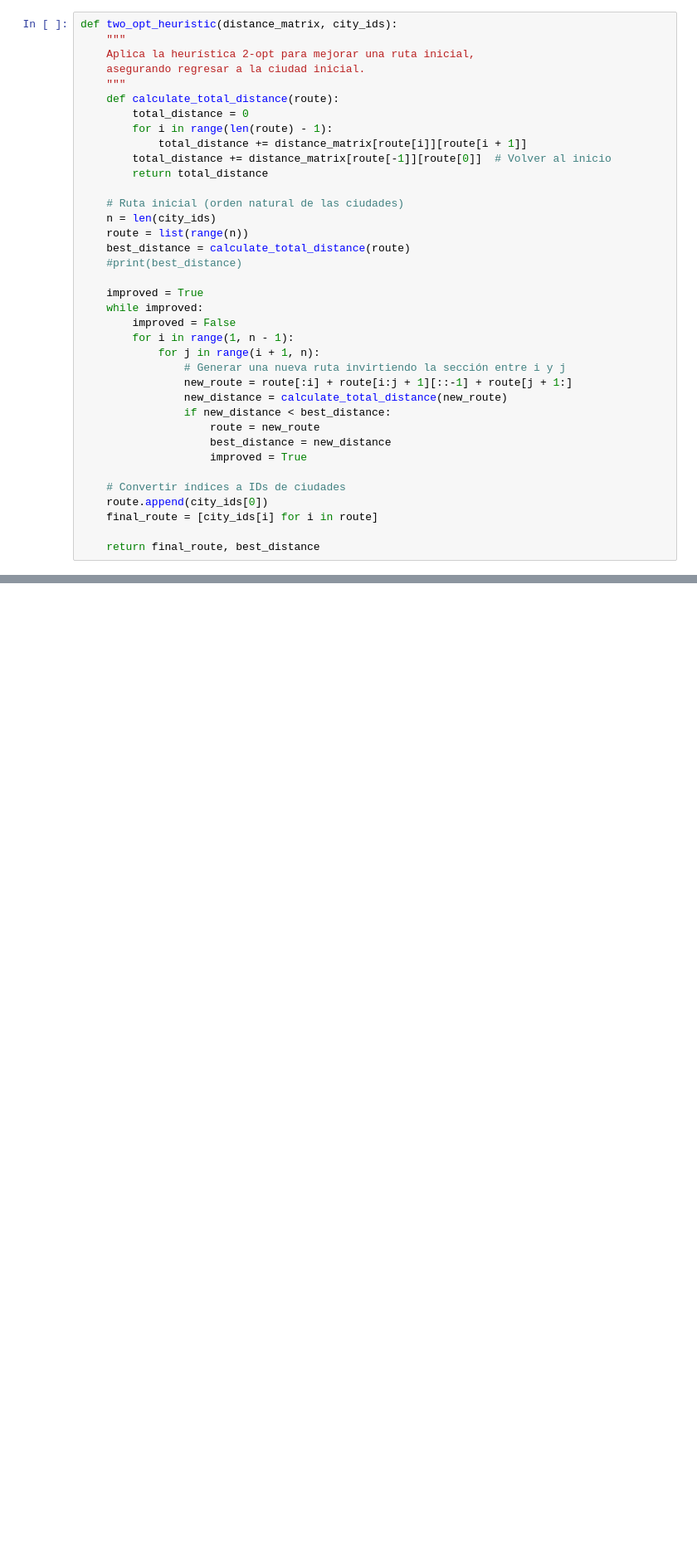
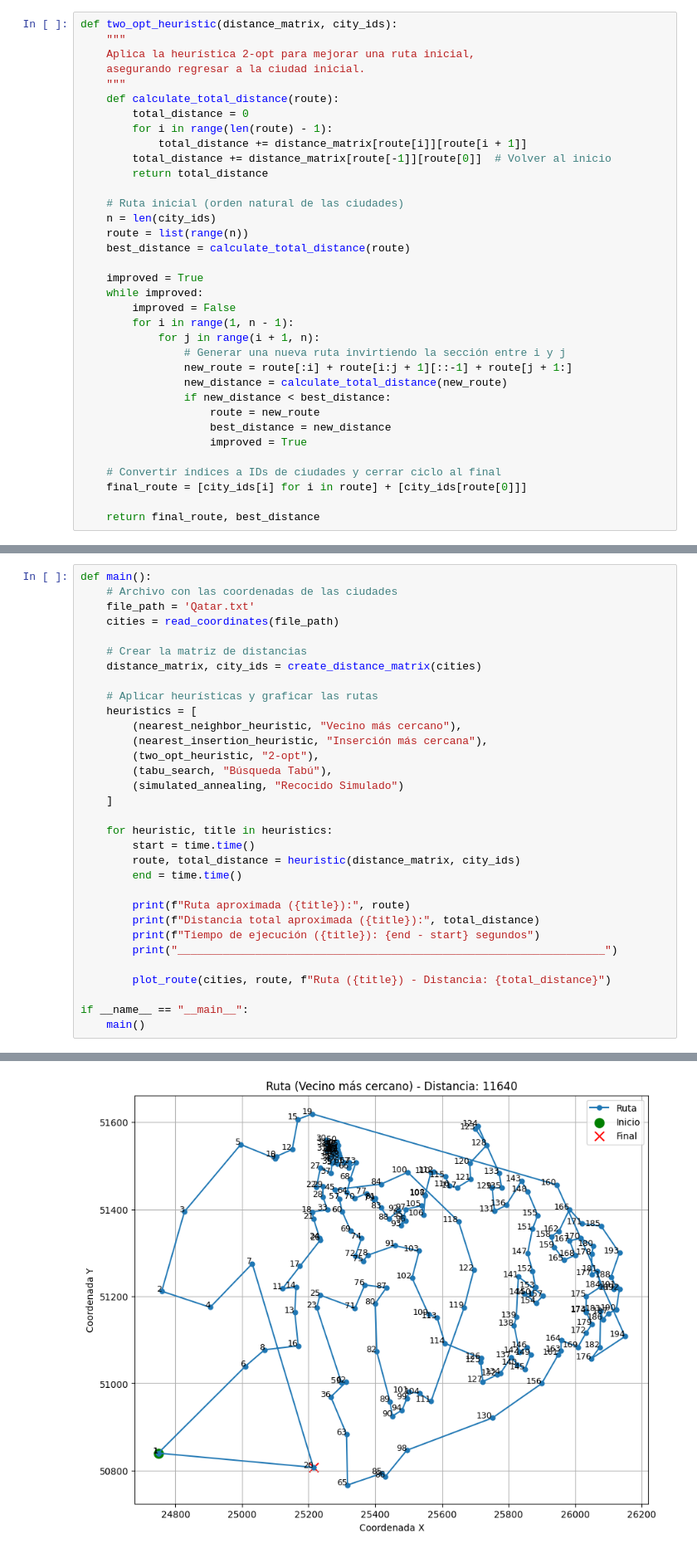
Before and after one commit to JuanPabloWakkaWatson/Proyecto_Final_IdO, a Jupyter notebook: MaciasMartinez-ProyectoFinal.ipynb, the cells around one changed output, grey strips where cells are left out. Shown at 83% size. Cells and saved outputs as stored; diff of their text form; blank space fills up the shorter version.

Commit message:
Graficas y Reporte

```diff
--- a/MaciasMartinez-ProyectoFinal.ipynb
+++ b/MaciasMartinez-ProyectoFinal.ipynb
@@ -196,7 +197,6 @@ def two_opt_heuristic(distance_matrix, city_ids):
     n = len(city_ids)
     route = list(range(n))
     best_distance = calculate_total_distance(route)
-    #print(best_distance)
 
     improved = True
     while improved:
@@ -211,9 +211,8 @@ def two_opt_heuristic(distance_matrix, city_ids):
                     best_distance = new_distance
                     improved = True
 
-    # Convertir índices a IDs de ciudades
-    route.append(city_ids[0])
-    final_route = [city_ids[i] for i in route]
+    # Convertir índices a IDs de ciudades y cerrar ciclo al final
+    final_route = [city_ids[i] for i in route] + [city_ids[route[0]]]
 
     return final_route, best_distance
 # %%
@@ -444,0 +391,33 @@ Tiempo de ejecución (Recocido simulado): 11.34555697441101
+# %%
+def main():
+    # Archivo con las coordenadas de las ciudades
+    file_path = 'Qatar.txt'
+    cities = read_coordinates(file_path)
+
+    # Crear la matriz de distancias
+    distance_matrix, city_ids = create_distance_matrix(cities)
+
+    # Aplicar heurísticas y graficar las rutas
+    heuristics = [
+        (nearest_neighbor_heuristic, "Vecino más cercano"),
+        (nearest_insertion_heuristic, "Inserción más cercana"),
+        (two_opt_heuristic, "2-opt"),
+        (tabu_search, "Búsqueda Tabú"),
+        (simulated_annealing, "Recocido Simulado")
+    ]
+
+    for heuristic, title in heuristics:
+        start = time.time()
+        route, total_distance = heuristic(distance_matrix, city_ids)
+        end = time.time()
+
+        print(f"Ruta aproximada ({title}):", route)
+        print(f"Distancia total aproximada ({title}):", total_distance)
+        print(f"Tiempo de ejecución ({title}): {end - start} segundos")
+        print("__________________________________________________________________")
+
+        plot_route(cities, route, f"Ruta ({title}) - Distancia: {total_distance}")
+
+if __name__ == "__main__":
+    main()
+# %% [output]
@@ -444,0 +428 @@ Tiempo de ejecución (Recocido simulado): 11.34555697441101
+[figure, added]
```
Also changed, not shown: parts of 4 cells of this notebook, 2 other files.
